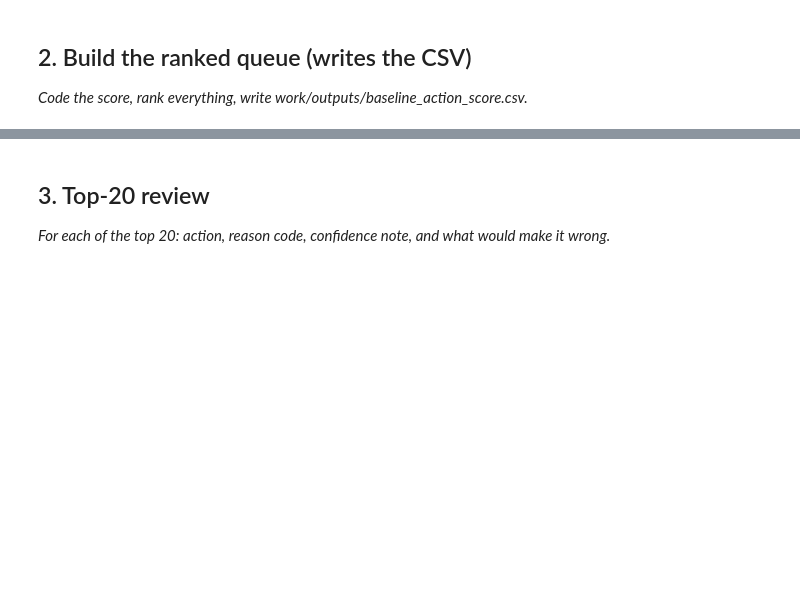
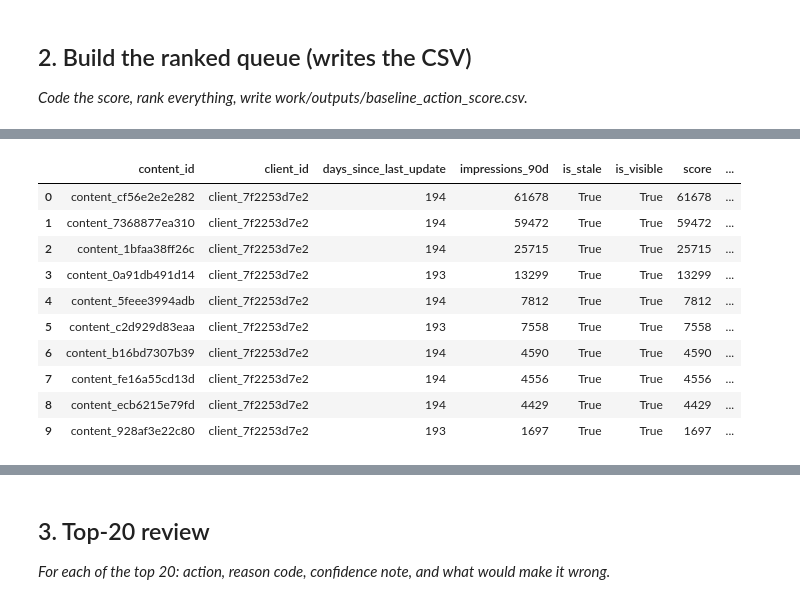
Before and after one commit to A1704/flyrank-ml-internship, a Jupyter notebook: work/notebooks/w04_baseline_score.ipynb, the cells around one changed output, grey strips where cells are left out. Cells and saved outputs as stored; diff of their text form; code cells hidden in the pictures; blank space fills up the shorter version.

```diff
--- a/work/notebooks/w04_baseline_score.ipynb
+++ b/work/notebooks/w04_baseline_score.ipynb
@@ -22,0 +201,81 @@ This skeleton is yours to fill. Work the sections **in order** — each one has
+# %%
+# This cell is for CODE (numbers, a query, a check).
+# Write your text answer in the cell ABOVE this one — typing sentences here breaks Run All.
+
+# Baseline Action Score — transparent, rule-based prioritization
+
+from pathlib import Path
+import pandas as pd
+import numpy as np
+
+# Validate the inputs needed for the scoring rule
+required = [
+    "content_id",
+    "client_id",
+    "days_since_last_update",
+    "impressions_90d",
+]
+
+missing = [col for col in required if col not in df.columns]
+if missing:
+    raise ValueError(f"Missing required columns: {missing}")
+
+# Make a separate queue so the original dataset remains unchanged
+queue = df[required].copy()
+
+# Explicit thresholds
+STALE_DAYS = 180
+MIN_IMPRESSIONS = 500
+
+# One transparent score: stale AND visible
+queue["is_stale"] = (
+    queue["days_since_last_update"].ge(STALE_DAYS)
+    & queue["days_since_last_update"].notna()
+)
+
+queue["is_visible"] = (
+    queue["impressions_90d"].ge(MIN_IMPRESSIONS)
+    & queue["impressions_90d"].notna()
+)
+
+queue["score"] = (
+    queue["is_stale"].astype(int)
+    * queue["is_visible"].astype(int)
+    * queue["impressions_90d"].fillna(0)
+)
+
+# Exactly ONE reason code for every row
+queue["reason_code"] = np.where(
+    queue["score"] > 0,
+    "stale_but_visible",
+    "not_priority_by_rule",
+)
+
+queue["action"] = np.where(
+    queue["score"] > 0,
+    "review_refresh",
+    "no_priority",
+)
+
+# Highest scores first, with deterministic tie-breakers
+queue = queue.sort_values(
+    ["score", "content_id"],
+    ascending=[False, True],
+).reset_index(drop=True)
+
+queue["rank"] = np.arange(1, len(queue) + 1)
+
+# Write the requested output
+output_path = Path(
+    "/content/flyrank-ml-internship/work/outputs/baseline_action_score.csv"
+)
+output_path.parent.mkdir(parents=True, exist_ok=True)
+
+queue.to_csv(output_path, index=False)
+
+print("Rows ranked:", len(queue))
+print("Items prioritized:", int((queue["score"] > 0).sum()))
+print("CSV saved to:", output_path)
+print("\nTop 10 ranked items:")
+display(queue.head(10))
+# %% [output]
@@ -22,0 +287,11 @@ This skeleton is yours to fill. Work the sections **in order** — each one has
+|  | content_id | client_id | days_since_last_update | impressions_90d | is_stale | is_visible | score | ... |
+| 0 | content_cf56e2e2e282 | client_7f2253d7e2 | 194 | 61678 | True | True | 61678 | ... |
+| 1 | content_7368877ea310 | client_7f2253d7e2 | 194 | 59472 | True | True | 59472 | ... |
+| 2 | content_1bfaa38ff26c | client_7f2253d7e2 | 194 | 25715 | True | True | 25715 | ... |
+| 3 | content_0a91db491d14 | client_7f2253d7e2 | 193 | 13299 | True | True | 13299 | ... |
+| 4 | content_5feee3994adb | client_7f2253d7e2 | 194 | 7812 | True | True | 7812 | ... |
+| 5 | content_c2d929d83eaa | client_7f2253d7e2 | 193 | 7558 | True | True | 7558 | ... |
+| 6 | content_b16bd7307b39 | client_7f2253d7e2 | 194 | 4590 | True | True | 4590 | ... |
+| 7 | content_fe16a55cd13d | client_7f2253d7e2 | 194 | 4556 | True | True | 4556 | ... |
+| 8 | content_ecb6215e79fd | client_7f2253d7e2 | 194 | 4429 | True | True | 4429 | ... |
+| 9 | content_928af3e22c80 | client_7f2253d7e2 | 193 | 1697 | True | True | 1697 | ... |
```
Also changed, not shown: parts of 19 cells of this notebook.
